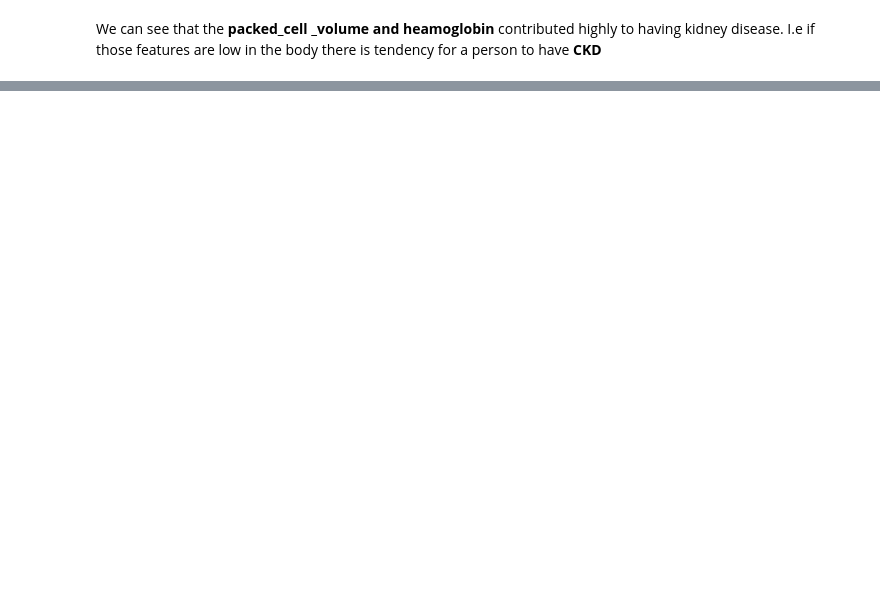
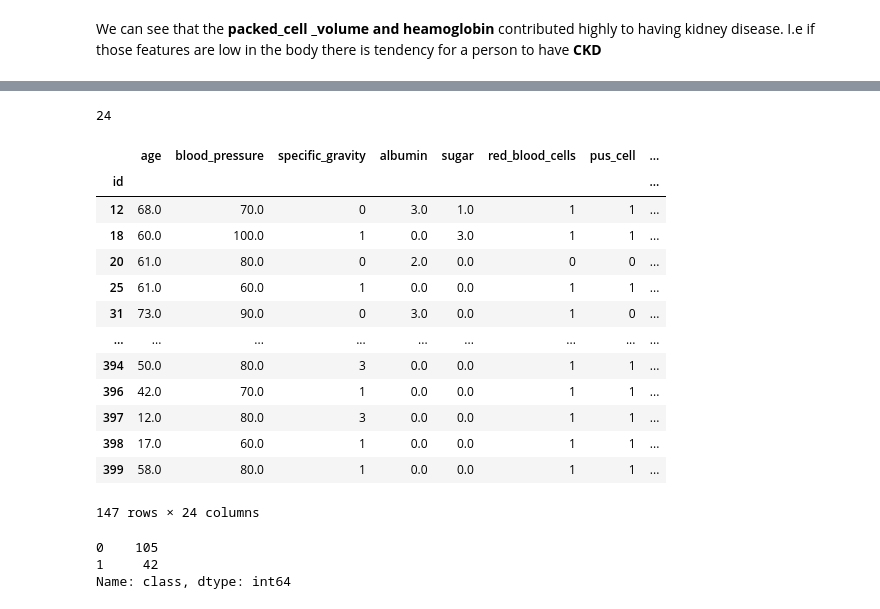
Before and after one commit to ibrahim-ogunbiyi/Chronic-Kidney-Disease-CKD-Prediction, a Jupyter notebook: CKD prediction.ipynb, the cells around one changed output, grey strips where cells are left out. Drawn from its saved outputs; the diff is of its cells as text; code cells hidden in the pictures; blank space fills up the shorter version.

```diff
--- a/CKD prediction.ipynb
+++ b/CKD prediction.ipynb
@@ -653,0 +713,27 @@ We can see that the **packed_cell _volume and heamoglobin** contributed highly t
+# %%
+len(X.columns)
+# %% [output]
+24
+# %%
+X
+# %% [output]
+|  | age | blood_pressure | specific_gravity | albumin | sugar | red_blood_cells | pus_cell | ... |
+| id |  |  |  |  |  |  |  | ... |
+| 12 | 68.0 | 70.0 | 0 | 3.0 | 1.0 | 1 | 1 | ... |
+| 18 | 60.0 | 100.0 | 1 | 0.0 | 3.0 | 1 | 1 | ... |
+| 20 | 61.0 | 80.0 | 0 | 2.0 | 0.0 | 0 | 0 | ... |
+| 25 | 61.0 | 60.0 | 1 | 0.0 | 0.0 | 1 | 1 | ... |
+| 31 | 73.0 | 90.0 | 0 | 3.0 | 0.0 | 1 | 0 | ... |
+| ... | ... | ... | ... | ... | ... | ... | ... | ... |
+| 394 | 50.0 | 80.0 | 3 | 0.0 | 0.0 | 1 | 1 | ... |
+| 396 | 42.0 | 70.0 | 1 | 0.0 | 0.0 | 1 | 1 | ... |
+| 397 | 12.0 | 80.0 | 3 | 0.0 | 0.0 | 1 | 1 | ... |
+| 398 | 17.0 | 60.0 | 1 | 0.0 | 0.0 | 1 | 1 | ... |
+| 399 | 58.0 | 80.0 | 1 | 0.0 | 0.0 | 1 | 1 | ... |
+147 rows × 24 columns
+# %%
+df["class"].value_counts()
+# %% [output]
+0    105
+1     42
+Name: class, dtype: int64
```
Also changed, not shown: parts of 25 cells of this notebook.
